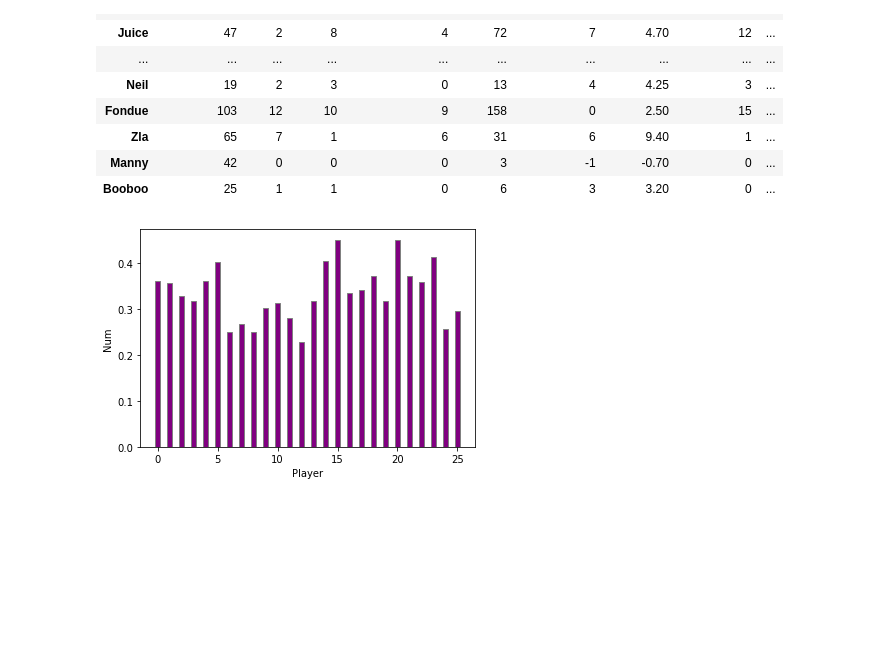
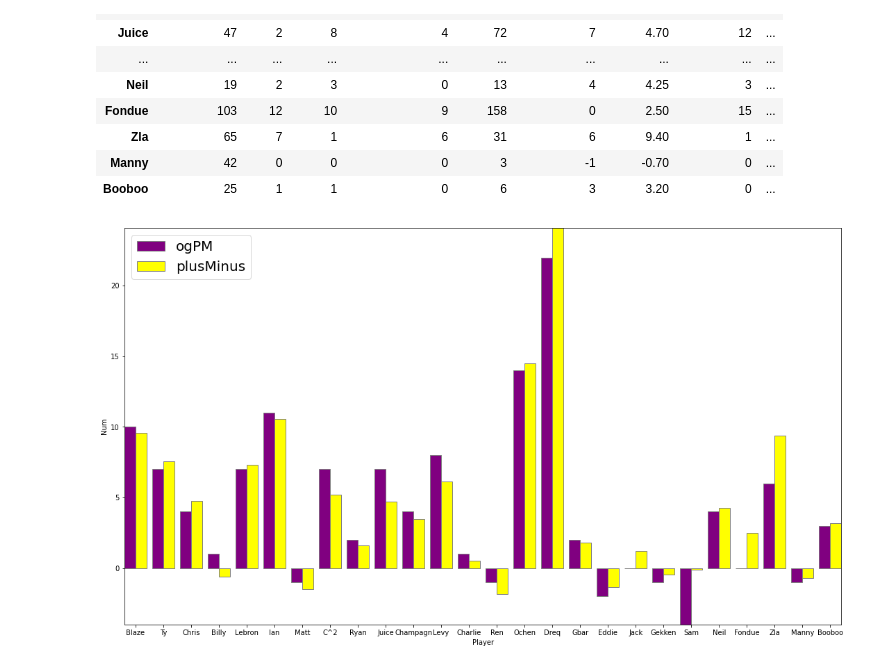
Before and after one commit to acohen89/BigBearStats, a Jupyter notebook: FinalProject.ipynb, the cells around one changed output. Saved outputs shown, nothing was run; the diff lists cells and outputs as text; code cells hidden in the pictures; blank space fills up the shorter version.

```diff
--- a/FinalProject.ipynb
+++ b/FinalProject.ipynb
@@ -56,14 +65,20 @@ playersDF
 | Booboo | 25 | 1 | 1 | 0 | 6 | 3 | 3.20 | 0 | ... |
 # %%
 
-chanceOfScoring = playersDF.loc[:,'chanceOfScoring']
+ogPM = playersDF.loc[:,'ogPlusMinus']
 plusMinus = playersDF.loc[:,'plusMinus']
 # td.plot.bar(x='name', y='ChanceOfScoring')
 width = 0.4
-plt.bar(np.arange(len(chanceOfScoring)), chanceOfScoring, color='purple', width=width, edgecolor='grey', label='chanceOfScoring')
-# plt.bar(np.arange(len(plusMinus)) + width, plusMinus, color='yellow', width=width, edgecolor='grey', label='plusMinus')
+plt.bar(np.arange(len(ogPM)), ogPM, color='purple', width=width, edgecolor='grey', label='ogPM')
+plt.bar(np.arange(len(plusMinus)) + width, plusMinus, color='yellow', width=width, edgecolor='grey', label='plusMinus')
 plt.xlabel('Player')
 plt.ylabel('Num')
+plt.legend(('ogPm', 'plusMinus') )
+plt.legend(loc=2, prop={'size': 20})
+plt.xticks(np.arange(len(ogPM)) + width/2, playersDF.index)
+fig = plt.gcf()
+fig.set_size_inches(18.5, 10.5)
+plt.margins(0)
 plt.show()
 # %% [output]
-[figure, old version]
+[figure, new version]
```
Also changed, not shown: parts of 1 cell of this notebook.
